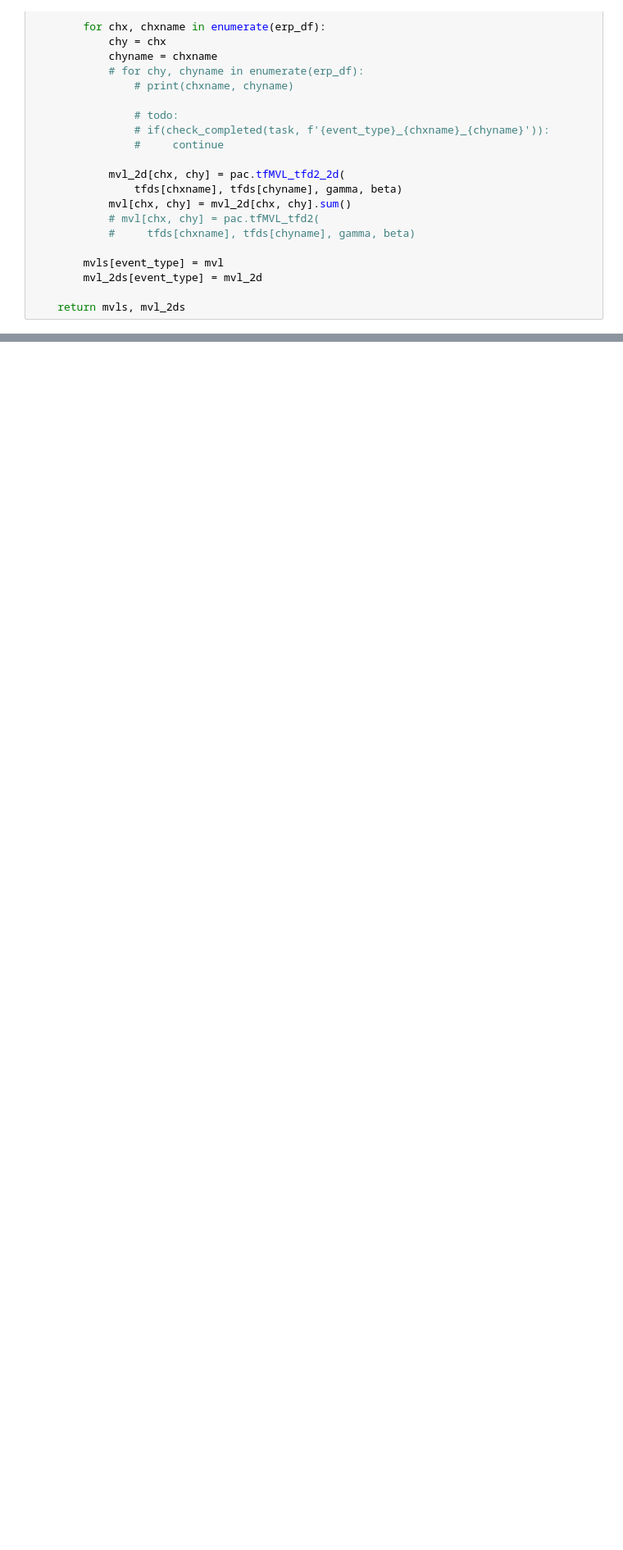
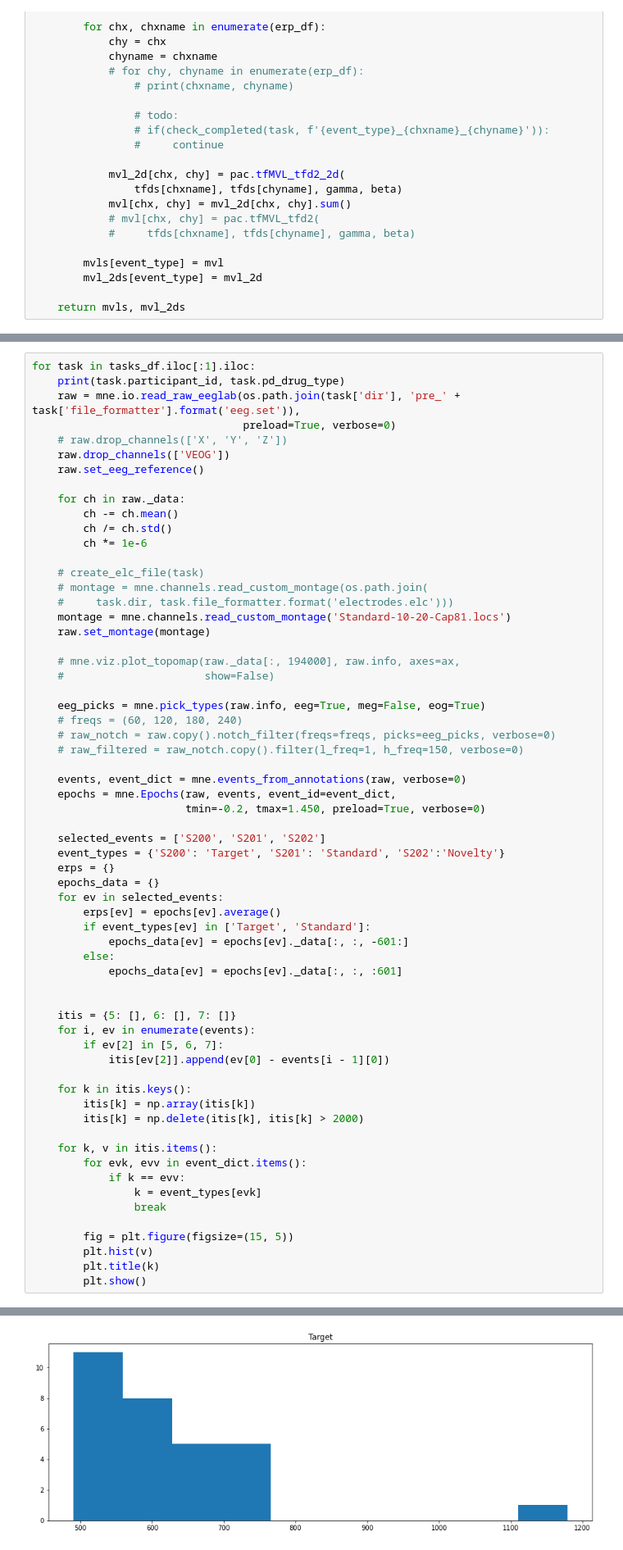
Before and after one commit to AIRLab-Sharif/Parkinson-PAC, a Jupyter notebook: python/simple_pipeline.ipynb, the cells around one changed output, grey strips where cells are left out. Shown: that part at 82% size. Drawn from its saved outputs; the diff is of its cells as text; blank space fills up the shorter version.

```diff
--- a/python/simple_pipeline.ipynb
+++ b/python/simple_pipeline.ipynb
@@ -241,0 +250,64 @@ def analyse_sub(task):
+# %%
+for task in tasks_df.iloc[:1].iloc:
+    print(task.participant_id, task.pd_drug_type)
+    raw = mne.io.read_raw_eeglab(os.path.join(task['dir'], 'pre_' + task['file_formatter'].format('eeg.set')),
+                                 preload=True, verbose=0)
+    # raw.drop_channels(['X', 'Y', 'Z'])
+    raw.drop_channels(['VEOG'])
+    raw.set_eeg_reference()
+
+    for ch in raw._data:
+        ch -= ch.mean()
+        ch /= ch.std()
+        ch *= 1e-6
+
+    # create_elc_file(task)
+    # montage = mne.channels.read_custom_montage(os.path.join(
+    #     task.dir, task.file_formatter.format('electrodes.elc')))
+    montage = mne.channels.read_custom_montage('Standard-10-20-Cap81.locs')
+    raw.set_montage(montage)
+
+    # mne.viz.plot_topomap(raw._data[:, 194000], raw.info, axes=ax,
+    #                      show=False)
+
+    eeg_picks = mne.pick_types(raw.info, eeg=True, meg=False, eog=True)
+    # freqs = (60, 120, 180, 240)
+    # raw_notch = raw.copy().notch_filter(freqs=freqs, picks=eeg_picks, verbose=0)
+    # raw_filtered = raw_notch.copy().filter(l_freq=1, h_freq=150, verbose=0)
+
+    events, event_dict = mne.events_from_annotations(raw, verbose=0)
+    epochs = mne.Epochs(raw, events, event_id=event_dict,
+                        tmin=-0.2, tmax=1.450, preload=True, verbose=0)
+
+    selected_events = ['S200', 'S201', 'S202']
+    event_types = {'S200': 'Target', 'S201': 'Standard', 'S202':'Novelty'}
+    erps = {}
+    epochs_data = {}
+    for ev in selected_events:
+        erps[ev] = epochs[ev].average()
+        if event_types[ev] in ['Target', 'Standard']:
+            epochs_data[ev] = epochs[ev]._data[:, :, -601:]
+        else:
+            epochs_data[ev] = epochs[ev]._data[:, :, :601]
+
+
+    itis = {5: [], 6: [], 7: []}
+    for i, ev in enumerate(events):
+        if ev[2] in [5, 6, 7]:
+            itis[ev[2]].append(ev[0] - events[i - 1][0])
+
+    for k in itis.keys():
+        itis[k] = np.array(itis[k])
+        itis[k] = np.delete(itis[k], itis[k] > 2000)
+
+    for k, v in itis.items():
+        for evk, evv in event_dict.items():
+            if k == evv:
+                k = event_types[evk]
+                break
+
+        fig = plt.figure(figsize=(15, 5))
+        plt.hist(v)
+        plt.title(k)
+        plt.show()
+# %% [output]
@@ -241,0 +315 @@ def analyse_sub(task):
+[figure, added]
```
Also changed, not shown: parts of 7 cells of this notebook, 1 other file.
